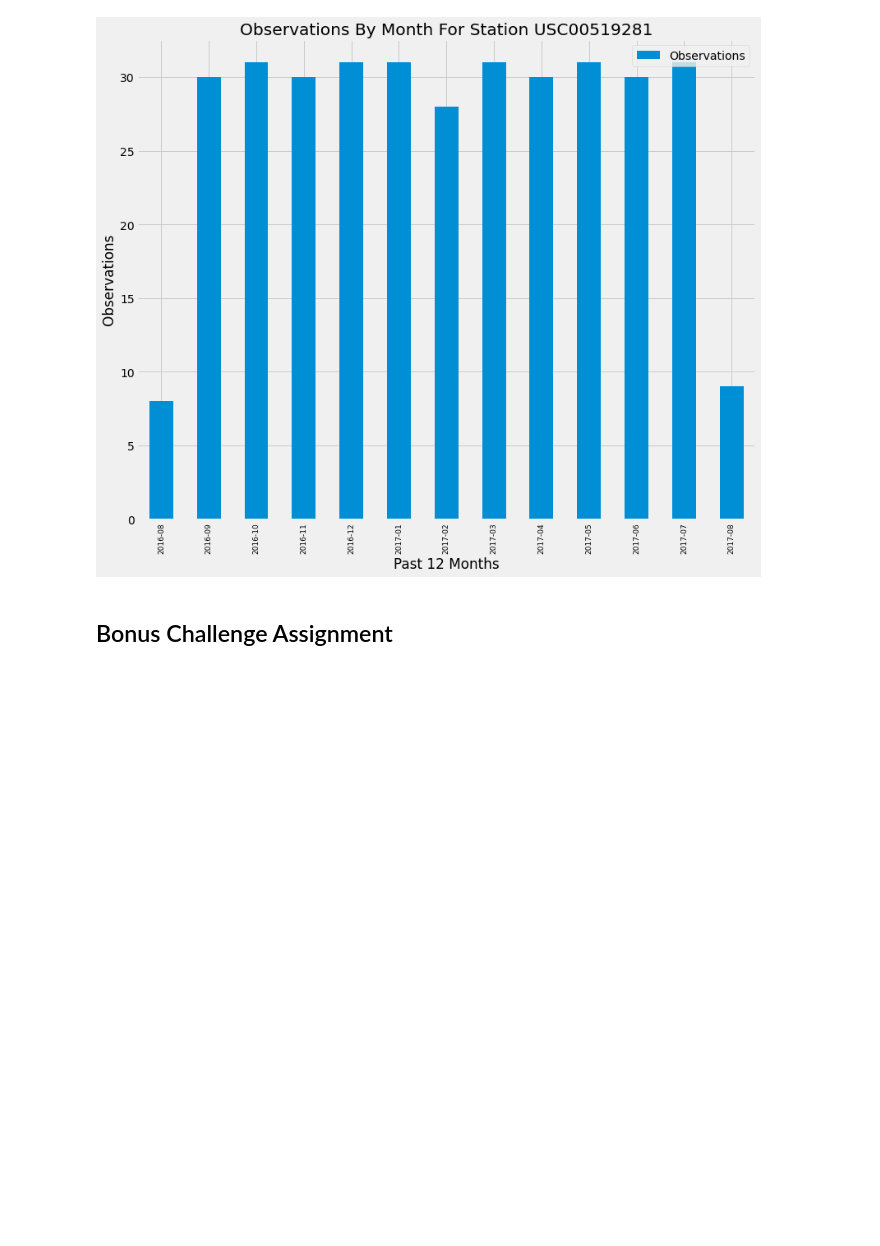
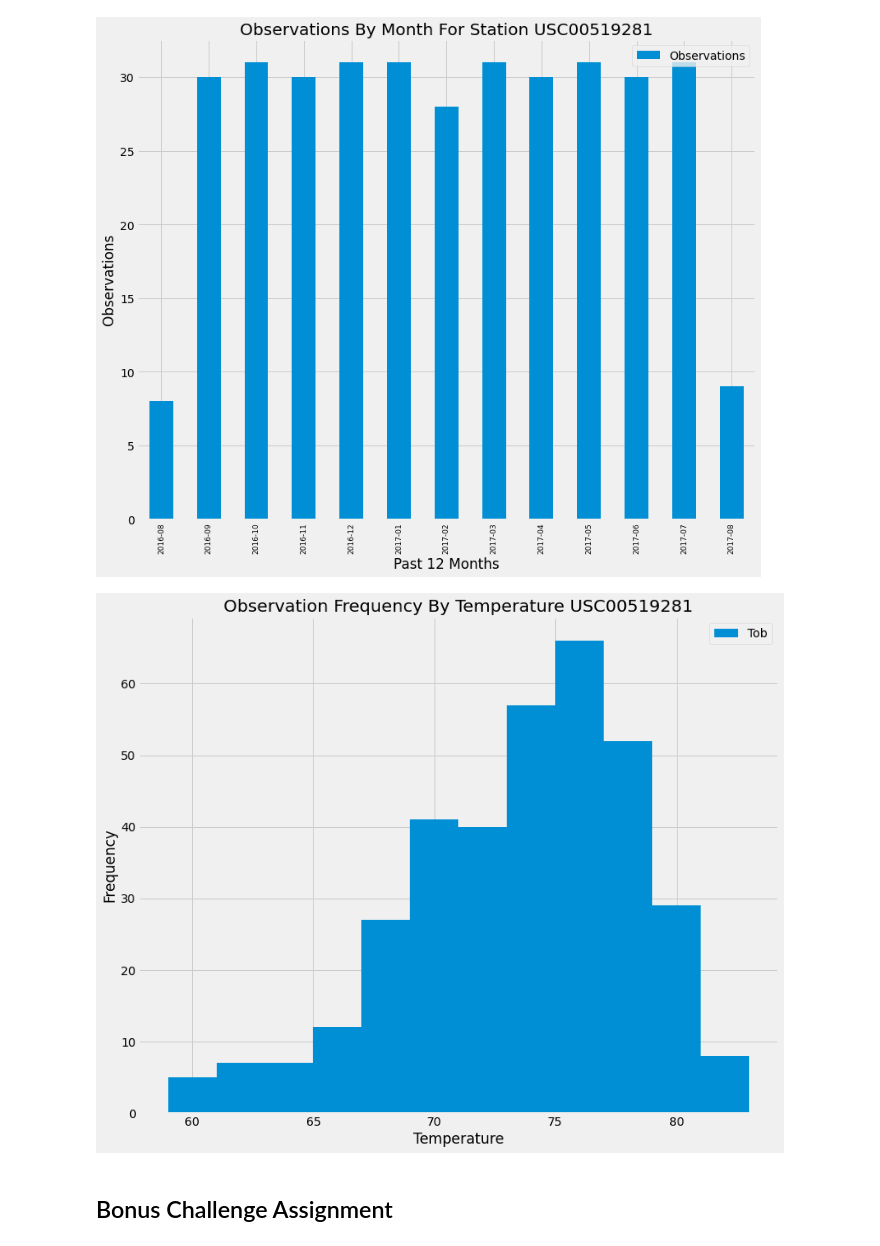
Before and after one commit to mregpala/sqlalchemy-challenge, a Jupyter notebook: climate_analysis.ipynb, the cells around one changed output. Saved outputs shown, nothing was run; the diff lists cells and outputs as text; code cells hidden in the pictures; blank space fills up the shorter version.

```diff
--- a/climate_analysis.ipynb
+++ b/climate_analysis.ipynb
@@ -268,6 +270,30 @@ plt.savefig("Images/most_active_station_obs.png")
 plt.show()
 # %% [output]
 [figure]
+# %%
+# Choose the station with the highest number of temperature observations.
+# Query the last 12 months of temperature observation data for this station and plot the results as a histogram
+
+sel = [Measurement.tobs,
+       Measurement.date]
+
+obs_by_temp = session.query(*sel).\
+                  filter(Measurement.date >= twelve_months_prior, Measurement.station == station_most_active).\
+                  order_by(Measurement.tobs).all()
+
+obs_by_temp_df = pd.DataFrame(obs_by_temp,columns=["Tob","date"])
+obs_by_temp_df.sort_values(by="Tob",inplace=True)
+min_tob = obs_by_temp_df["Tob"].min() - 10
+max_tob = obs_by_temp_df["Tob"].max() + 10
+#obs_by_temp_df.set_index("Observations",inplace=True)
+
+
+obs_by_temp_df.plot.hist(bins=12, figsize=(12,10))
+plt.xlabel("Temperature")
+plt.title(f"Observation Frequency By Temperature {station_most_active}")
+plt.savefig("Images/most_active_hist.png")
+# %% [output]
+[figure, added]
 # %% [markdown]
 ## Bonus Challenge Assignment
 # %% [markdown]
```
Also changed, not shown: parts of 1 cell of this notebook, 2 other files.
